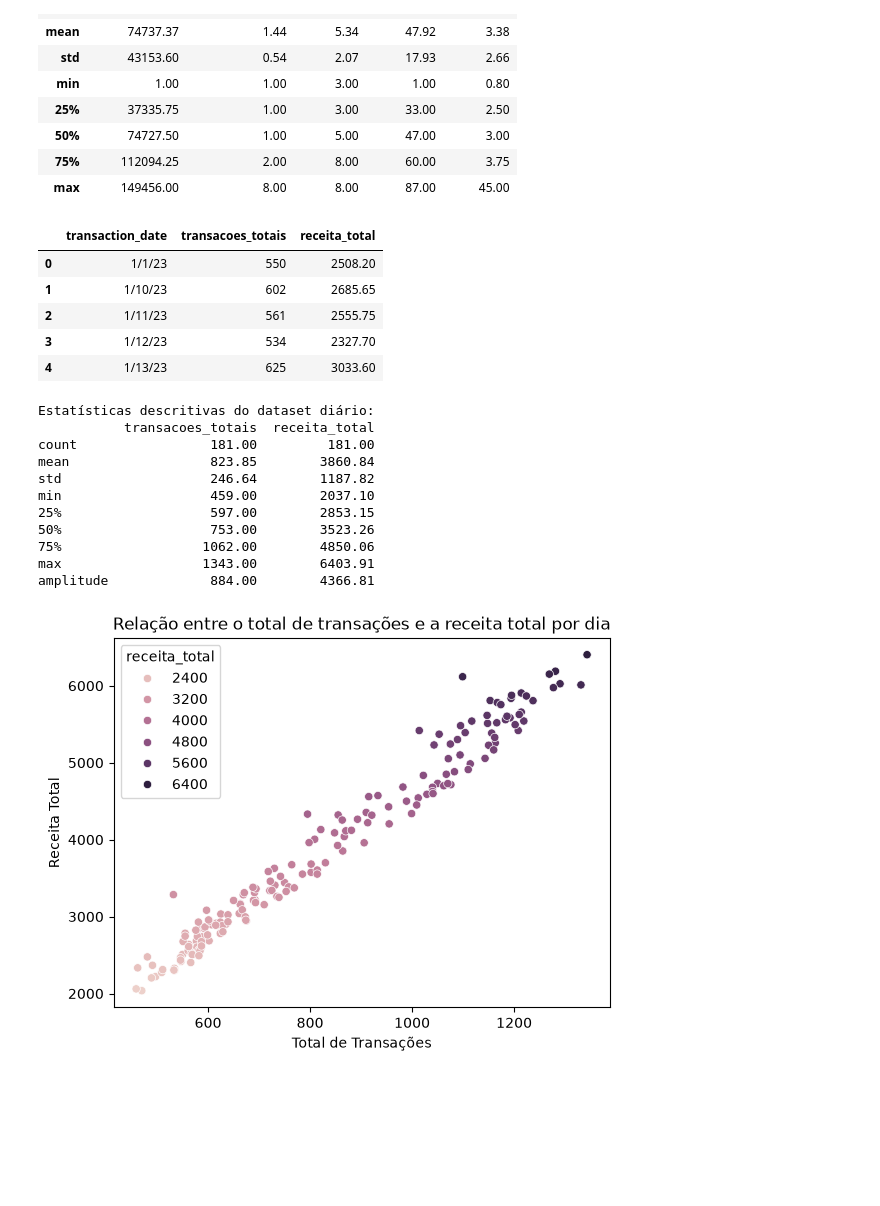
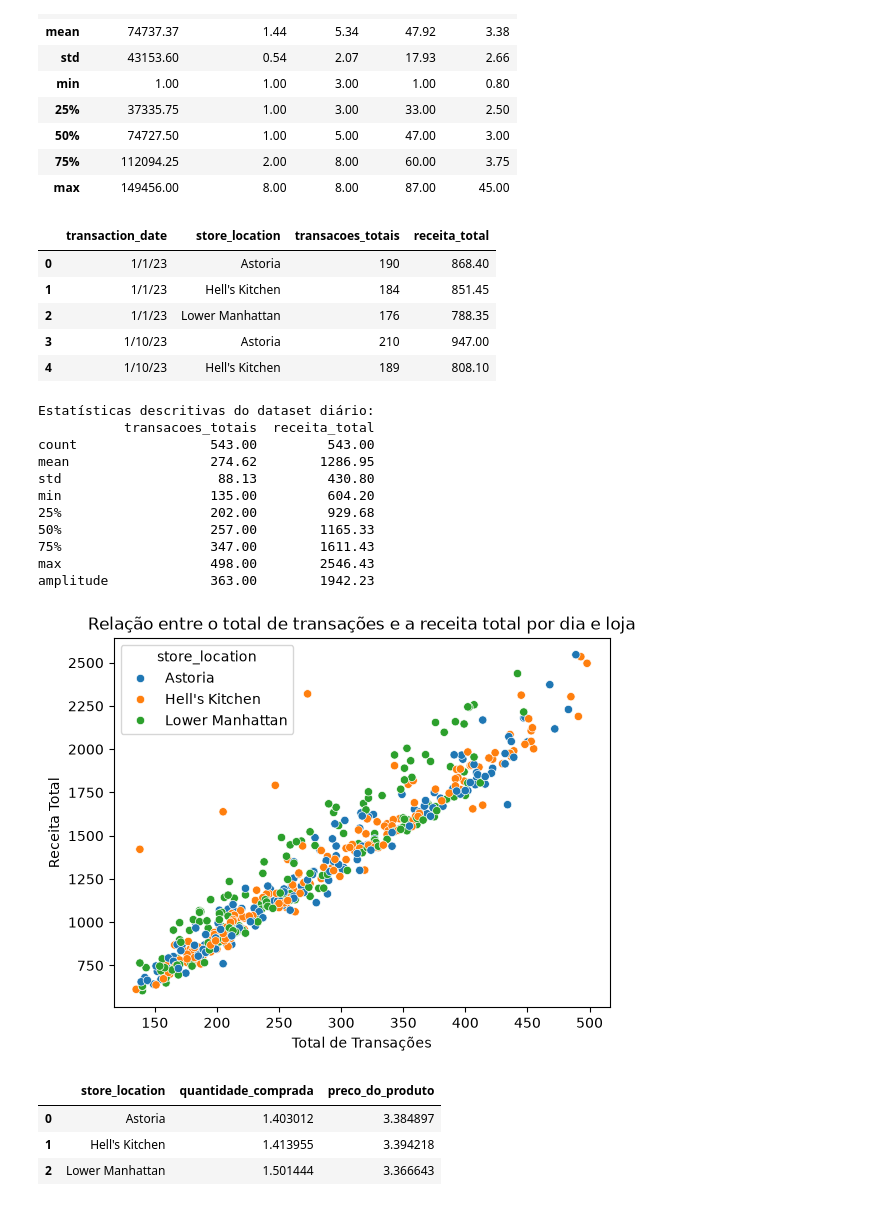
Before and after one commit to Glaucord/predicao_vendas_cafeteria, a Jupyter notebook: predicao_vendas_cafeteria.ipynb, the cells around one changed output. Cells and saved outputs as stored; diff of their text form; code cells hidden in the pictures; blank space fills up the shorter version.

```diff
--- a/predicao_vendas_cafeteria.ipynb
+++ b/predicao_vendas_cafeteria.ipynb
@@ -85,19 +85,19 @@ Estatísticas descritivas do dataset:
 df['revenue'] = df['transaction_qty'] * df['unit_price']
 # %%
 # Agrupando os dados por data da transação e calculando o total de transações e receita total por dia.
-df_diario = df.groupby('transaction_date').agg(
-    transacoes_totais = ('transaction_qty', 'count'),
+df_diario = df.groupby(['transaction_date', 'store_location']).agg(
+        transacoes_totais = ('transaction_id', 'nunique'),
     receita_total = ('revenue', 'sum')
 ).reset_index()
 # %%
 df_diario.head()
 # %% [output]
-|  | transaction_date | transacoes_totais | receita_total |
-| 0 | 1/1/23 | 550 | 2508.20 |
-| 1 | 1/10/23 | 602 | 2685.65 |
-| 2 | 1/11/23 | 561 | 2555.75 |
-| 3 | 1/12/23 | 534 | 2327.70 |
-| 4 | 1/13/23 | 625 | 3033.60 |
+|  | transaction_date | store_location | transacoes_totais | receita_total |
+| 0 | 1/1/23 | Astoria | 190 | 868.40 |
+| 1 | 1/1/23 | Hell's Kitchen | 184 | 851.45 |
+| 2 | 1/1/23 | Lower Manhattan | 176 | 788.35 |
+| 3 | 1/10/23 | Astoria | 210 | 947.00 |
+| 4 | 1/10/23 | Hell's Kitchen | 189 | 808.10 |
 # %%
 # Complementando as estatísticas descritivas do dataset diário com a amplitude.
 resumo = df_diario.describe().round(2)
@@ -106,29 +106,45 @@ print(f"Estatísticas descritivas do dataset diário:\n{resumo}")
 # %% [output]
 Estatísticas descritivas do dataset diário:
            transacoes_totais  receita_total
-count                 181.00         181.00
-mean                  823.85        3860.84
-std                   246.64        1187.82
-min                   459.00        2037.10
-25%                   597.00        2853.15
-50%                   753.00        3523.26
-75%                  1062.00        4850.06
-max                  1343.00        6403.91
-amplitude             884.00        4366.81
+count                 543.00         543.00
+mean                  274.62        1286.95
+std                    88.13         430.80
+min                   135.00         604.20
+25%                   202.00         929.68
+50%                   257.00        1165.33
+75%                   347.00        1611.43
+max                   498.00        2546.43
+amplitude             363.00        1942.23
 # %%
 # Visualizando a relação entre o total de transações e a receita total por dia.
 sns.scatterplot(data= df_diario,
                  x= 'transacoes_totais',
                    y= 'receita_total',
-                   hue= 'receita_total'
+                   hue= 'store_location'
 
 )
-plt.title("Relação entre o total de transações e a receita total por dia")
+plt.title("Relação entre o total de transações e a receita total por dia e loja")
 plt.xlabel("Total de Transações")
 plt.ylabel("Receita Total")
 plt.show()
 # %% [output]
-[figure, old version]
+[figure, new version]
+# %%
+''' Para verificar o motivo da dispersão vertical de Hell's Kitchen, vou testar as duas hipóteses abaixo.
+Hipótese 1: A dispersão vertical de Hell's Kitchen é causada por uma quantidade maior de produtos comprados por pedido.
+Hipótese 2: A dispersão vertical de Hell's Kitchen é causada pela compra de produtos mais caros por pedido.
+
+'''
+df_hipotese = df.groupby(['store_location']).agg(
+    quantidade_comprada = ('transaction_qty', 'mean'),
+    preco_do_produto = ('unit_price', 'mean')
+).reset_index()
+df_hipotese.head()
+# %% [output]
+|  | store_location | quantidade_comprada | preco_do_produto |
+| 0 | Astoria | 1.403012 | 3.384897 |
+| 1 | Hell's Kitchen | 1.413955 | 3.394218 |
+| 2 | Lower Manhattan | 1.501444 | 3.366643 |
 # %%
 # Visualizando a distribuição da receita total por dia.
 sns.boxplot(data= df_diario,
```
Also changed, not shown: parts of 2 cells of this notebook.
